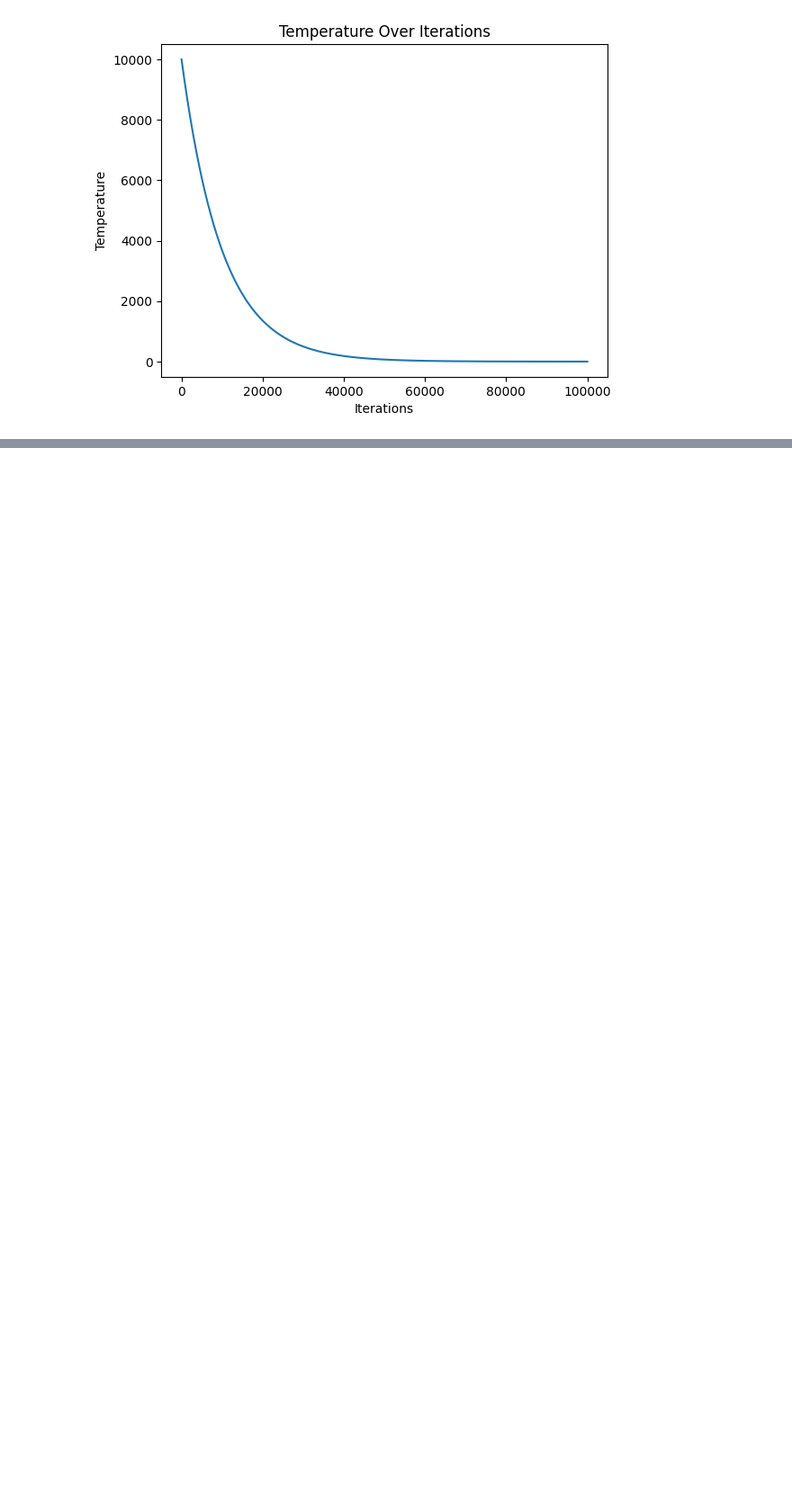
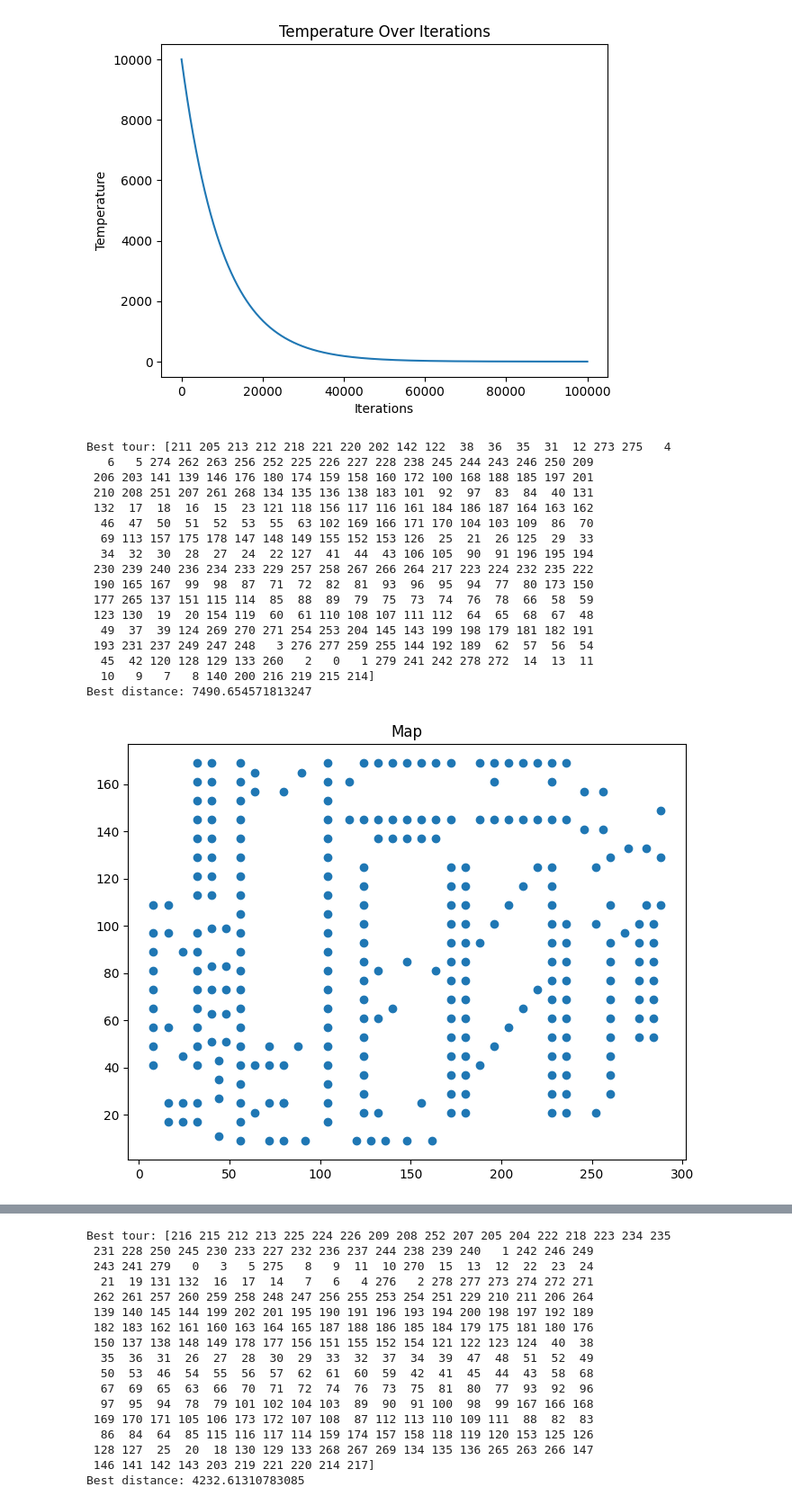
Before and after one commit to Foundnation/Stochastic-Simulation, a Jupyter notebook: TSM/tsp_notebook.ipynb, the cells around one changed output, grey strips where cells are left out. Shown at 90% size. Drawn from its saved outputs; the diff is of its cells as text; code cells hidden in the pictures; blank space fills up the shorter version.

```diff
--- a/TSM/tsp_notebook.ipynb
+++ b/TSM/tsp_notebook.ipynb
@@ -112,0 +64,23 @@ plt.show()
+# %%
+cities = load_graph('TSP-Configurations/a280.tsp.txt')
+plot_TSP_solution(cities, 'swap')
+plot_TSP_solution(cities, 'reverse')
+# %% [output]
+Best tour: [211 205 213 212 218 221 220 202 142 122  38  36  35  31  12 273 275   4
+   6   5 274 262 263 256 252 225 226 227 228 238 245 244 243 246 250 209
+ 206 203 141 139 146 176 180 174 159 158 160 172 100 168 188 185 197 201
+ 210 208 251 207 261 268 134 135 136 138 183 101  92  97  83  84  40 131
+ 132  17  18  16  15  23 121 118 156 117 116 161 184 186 187 164 163 162
+  46  47  50  51  52  53  55  63 102 169 166 171 170 104 103 109  86  70
+  69 113 157 175 178 147 148 149 155 152 153 126  25  21  26 125  29  33
+  34  32  30  28  27  24  22 127  41  44  43 106 105  90  91 196 195 194
+ 230 239 240 236 234 233 229 257 258 267 266 264 217 223 224 232 235 222
+ 190 165 167  99  98  87  71  72  82  81  93  96  95  94  77  80 173 150
+ 177 265 137 151 115 114  85  88  89  79  75  73  74  76  78  66  58  59
+ 123 130  19  20 154 119  60  61 110 108 107 111 112  64  65  68  67  48
+  49  37  39 124 269 270 271 254 253 204 145 143 199 198 179 181 182 191
+ 193 231 237 249 247 248   3 276 277 259 255 144 192 189  62  57  56  54
+  45  42 120 128 129 133 260   2   0   1 279 241 242 278 272  14  13  11
+  10   9   7   8 140 200 216 219 215 214]
+Best distance: 7490.654571813247
+[figure, added]
@@ -112,0 +90,17 @@ plt.show()
+Best tour: [216 215 212 213 225 224 226 209 208 252 207 205 204 222 218 223 234 235
+ 231 228 250 245 230 233 227 232 236 237 244 238 239 240   1 242 246 249
+ 243 241 279   0   3   5 275   8   9  11  10 270  15  13  12  22  23  24
+  21  19 131 132  16  17  14   7   6   4 276   2 278 277 273 274 272 271
+ 262 261 257 260 259 258 248 247 256 255 253 254 251 229 210 211 206 264
+ 139 140 145 144 199 202 201 195 190 191 196 193 194 200 198 197 192 189
+ 182 183 162 161 160 163 164 165 187 188 186 185 184 179 175 181 180 176
+ 150 137 138 148 149 178 177 156 151 155 152 154 121 122 123 124  40  38
+  35  36  31  26  27  28  30  29  33  32  37  34  39  47  48  51  52  49
+  50  53  46  54  55  56  57  62  61  60  59  42  41  45  44  43  58  68
+  67  69  65  63  66  70  71  72  74  76  73  75  81  80  77  93  92  96
+  97  95  94  78  79 101 102 104 103  89  90  91 100  98  99 167 166 168
+ 169 170 171 105 106 173 172 107 108  87 112 113 110 109 111  88  82  83
+  86  84  64  85 115 116 117 114 159 174 157 158 118 119 120 153 125 126
+ 128 127  25  20  18 130 129 133 268 267 269 134 135 136 265 263 266 147
+ 146 141 142 143 203 219 221 220 214 217]
+Best distance: 4232.61310783085
```
Also changed, not shown: parts of 5 cells of this notebook.
